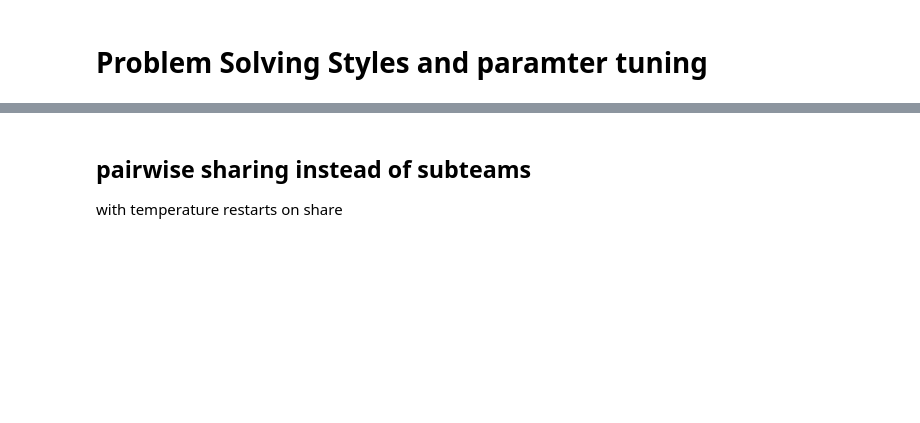
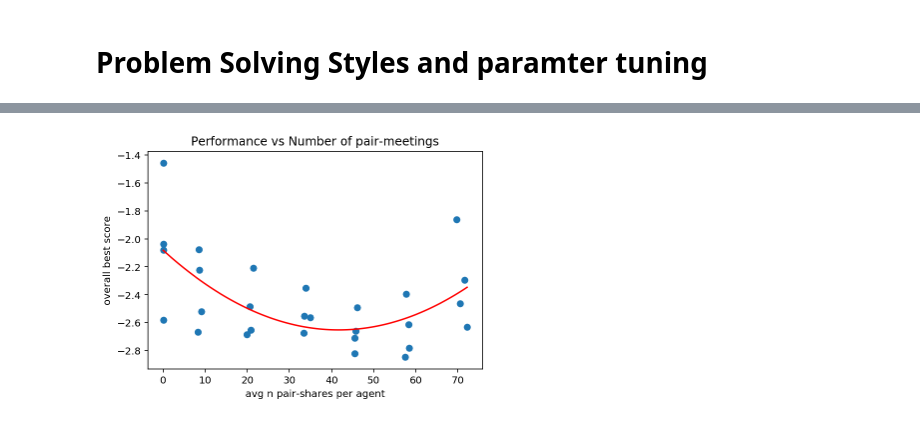
Before and after one commit to sammlapp/SAE_ABM, a Jupyter notebook: Chicago.ipynb, the cells around one changed output, grey strips where cells are left out. Cells and saved outputs as stored; diff of their text form; code cells hidden in the pictures; blank space fills up the shorter version.

```diff
--- a/Chicago.ipynb
+++ b/Chicago.ipynb
@@ -1884,9 +1677,0 @@ print("time to complete: "+str(timer.time()-t0))
-# %%
-team = allTeamObjects[0]
-for t in range(1,10):
-    a0 = team.agents[t]
-    a1 = team.agents[t+11]
-    a2 = team.agents[t+22]
-
-    # print('innovators')
-    showPath([a0,a1,a2])
@@ -1952,11 +1778,17 @@ print("ok")
 # %%
-x = np.array(allSubTeamMeetings)
-yr = np.array(bestScores)
+x = np.array([t.nMeetings / 33 for t in bigTeamSet])
+yr = np.array([t.getBestScore() for t in bigTeamSet])
+# xcat = [round(i*2,-1)/2 for i in x]
 plt.scatter(x,yr)
 p = np.polyfit(x,yr,2)
 z = np.poly1d(p)
 x1 = np.linspace(0,max(x),100)
 plt.plot(x1,z(x1),color='red')
-plt.xlabel("number of subteam meetings")
+plt.title('Performance vs Number of pair-meetings')
+plt.xlabel("avg n pair-shares per agent")
 plt.ylabel("overall best score")
-plt.savefig("./figs/subteamsharing.pdf")
+t = str(timer.time())
+np.savetxt("./savedParams/"+t+".txt",[makeParamString()], fmt='%s')
+plt.savefig("./figs/pairwiseSharing_noReset_"+t+".pdf")
+# %% [output]
+[figure, added]
@@ -1967,3 +1794,0 @@ import os
-# %% [markdown]
-## pairwise sharing instead of subteams
-with temperature restarts on share
```
Also changed, not shown: parts of 89 cells of this notebook.
